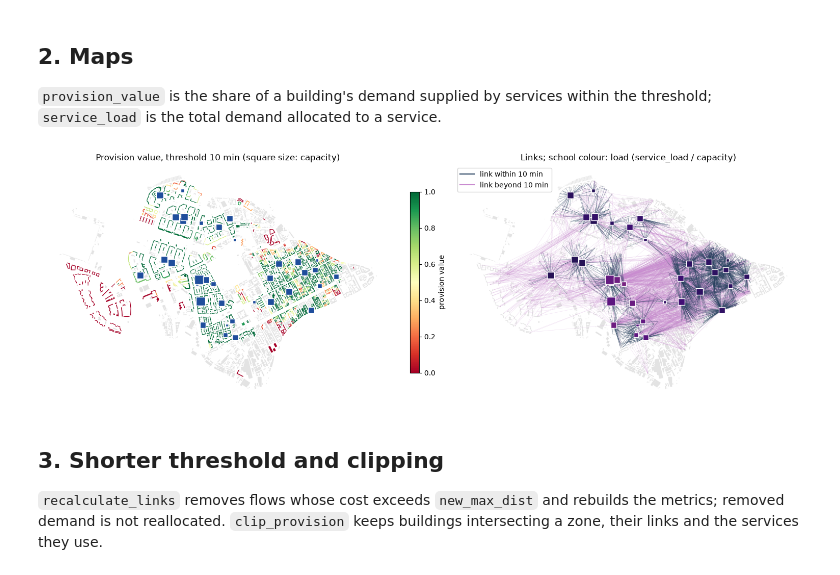
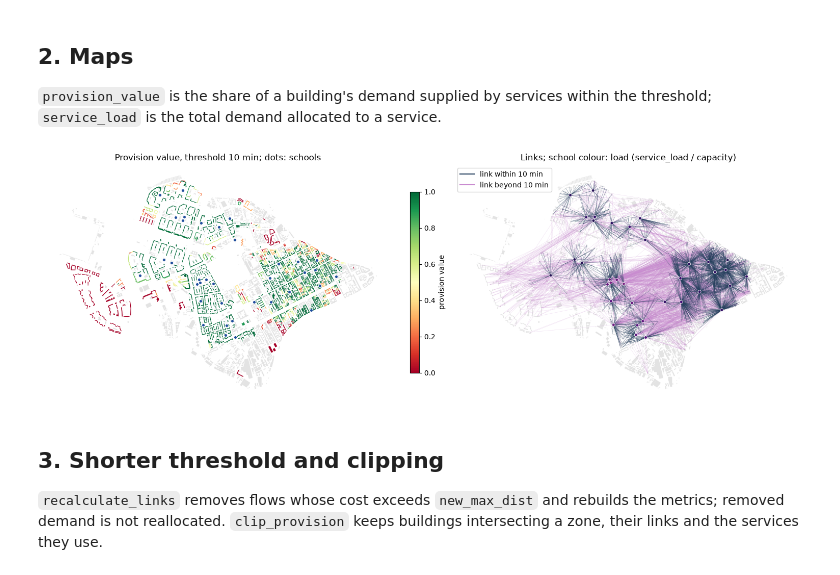
Before and after one commit to IDUclub/ObjectNat, a Jupyter notebook: docs/methods/examples/provision.ipynb, the cells around one changed output. Cells and saved outputs as stored; diff of their text form; code cells hidden in the pictures.

```diff
--- a/docs/methods/examples/provision.ipynb
+++ b/docs/methods/examples/provision.ipynb
@@ -73,36 +73,35 @@ the total demand allocated to a service.
 # %%
 from matplotlib.lines import Line2D
 
 
 def school_markers(ax, schools, color="#1f4e9c"):
-    """Schools as filled squares sized by capacity."""
-    schools.plot(ax=ax, marker="s", markersize=8 + 0.07 * schools["capacity"], color=color, edgecolor="white",
-                 linewidth=1, zorder=5)
+    """Schools as small dots, so that the buildings around them stay visible."""
+    schools.plot(ax=ax, marker="o", markersize=18, color=color, edgecolor="white", linewidth=0.6, zorder=5)
 
 
 living = buildings_prov[buildings_prov["demand"] > 0]
 fig, axs = plt.subplots(1, 2, figsize=(15, 6), constrained_layout=True)
 ax = axs[0]
 buildings_prov[buildings_prov["demand"] <= 0].plot(ax=ax, color="#e3e3e3", linewidth=0)
 living.plot(ax=ax, column="provision_value", cmap="RdYlGn", vmin=0, vmax=1, legend=True,
             legend_kwds={"label": "provision value", "shrink": 0.6})
 school_markers(ax, services_prov)
-ax.set_title("Provision value, threshold 10 min (square size: capacity)")
+ax.set_title("Provision value, threshold 10 min; dots: schools")
 ax = axs[1]
 buildings.plot(ax=ax, color="#e3e3e3", linewidth=0)
 within = links["distance"] <= 10
 links[~within].plot(ax=ax, color="#c98bd0", linewidth=0.3, alpha=0.35)
 links[within].plot(ax=ax, color="#26415e", linewidth=0.4, alpha=0.6)
 load_share = (services_prov["service_load"] / services_prov["capacity"]).clip(0, 1)
 school_markers(ax, services_prov, color=plt.get_cmap("magma_r")(0.15 + 0.7 * load_share))
 ax.legend(handles=[Line2D([], [], color="#26415e", label="link within 10 min"),
                    Line2D([], [], color="#c98bd0", label="link beyond 10 min")], loc="upper left")
 ax.set_title("Links; school colour: load (service_load / capacity)")
 for ax in axs:
     ax.set_axis_off()
 plt.show()
 # %% [output]
-[figure, old version]
+[figure, new version]
 # %% [markdown]
 ## 3. Shorter threshold and clipping
 
```
Also changed, not shown: parts of 3 cells of this notebook, 23 other files.
